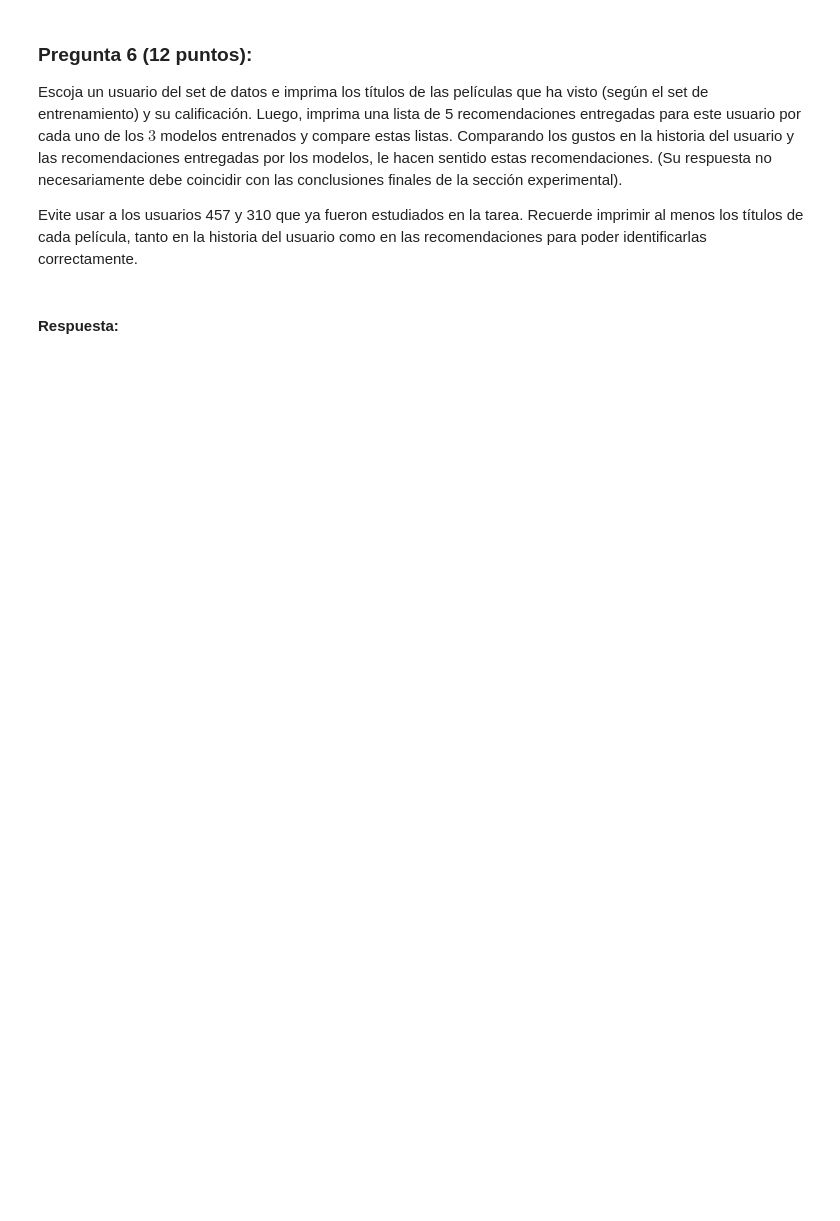
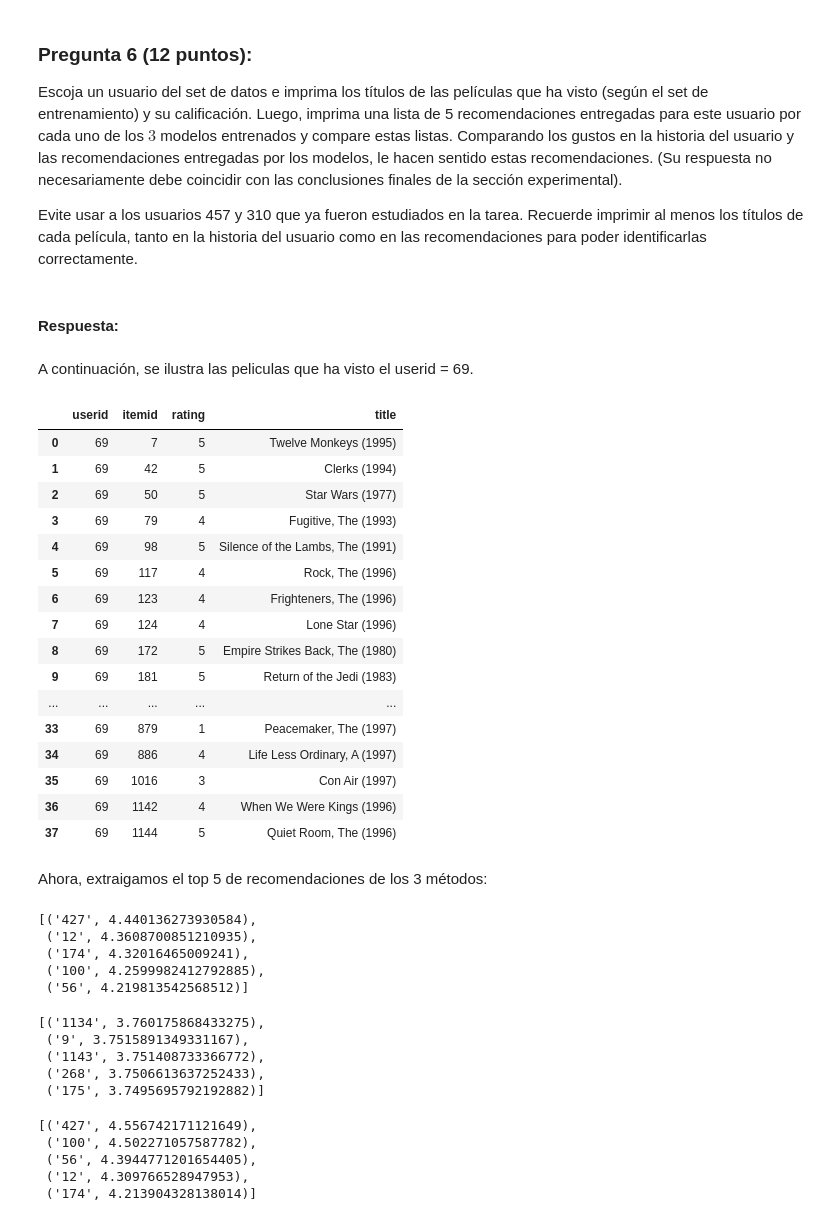
Before and after one commit to judbejaranota7/Universidad, a Jupyter notebook: Bimestre6/Sistemas_recomendadores/Tarea_1_Sis_recomendadores.ipynb, the cells around one changed output. Saved outputs shown, nothing was run; the diff lists cells and outputs as text; code cells hidden in the pictures; blank space fills up the shorter version.

```diff
--- a/Bimestre6/Sistemas_recomendadores/Tarea_1_Sis_recomendadores.ipynb
+++ b/Bimestre6/Sistemas_recomendadores/Tarea_1_Sis_recomendadores.ipynb
@@ -333,3 +652,65 @@ Escoja un usuario del set de datos e imprima los títulos de las películas que
 Evite usar a los usuarios 457 y 310 que ya fueron estudiados en la tarea. Recuerde imprimir al menos los títulos de cada película, tanto en la historia del usuario como en las recomendaciones para poder identificarlas correctamente.
 # %% [markdown]
 #### Respuesta:
+# %% [markdown]
+A continuación, se ilustra las peliculas que ha visto el userid = 69.
+# %%
+specific_user_id = [69] # Seleccionamos el user_id
+
+filtered_row = train_file[train_file['userid'].isin(specific_user_id)]
+merged_data = filtered_row.merge(info_file, left_on='itemid', right_on='movieid', how='inner') #Joineamos con la tabla info para traer el título de la película
+pelis_user_69 = merged_data[['userid', 'itemid', 'rating', 'title']] #Traemos solo los campos que necesitamos
+pelis_user_69
+# %% [output]
+|  | userid | itemid | rating | title |
+| 0 | 69 | 7 | 5 | Twelve Monkeys (1995) |
+| 1 | 69 | 42 | 5 | Clerks (1994) |
+| 2 | 69 | 50 | 5 | Star Wars (1977) |
+| 3 | 69 | 79 | 4 | Fugitive, The (1993) |
+| 4 | 69 | 98 | 5 | Silence of the Lambs, The (1991) |
+| 5 | 69 | 117 | 4 | Rock, The (1996) |
+| 6 | 69 | 123 | 4 | Frighteners, The (1996) |
+| 7 | 69 | 124 | 4 | Lone Star (1996) |
+| 8 | 69 | 172 | 5 | Empire Strikes Back, The (1980) |
+| 9 | 69 | 181 | 5 | Return of the Jedi (1983) |
+| ... | ... | ... | ... | ... |
+| 33 | 69 | 879 | 1 | Peacemaker, The (1997) |
+| 34 | 69 | 886 | 4 | Life Less Ordinary, A (1997) |
+| 35 | 69 | 1016 | 3 | Con Air (1997) |
+| 36 | 69 | 1142 | 4 | When We Were Kings (1996) |
+| 37 | 69 | 1144 | 5 | Quiet Room, The (1996) |
+# %% [markdown]
+Ahora, extraigamos el top 5 de recomendaciones de los 3 métodos:
+# %%
+# Obtener el top 5 de predicciones del método UkNN
+top_n_uknn = get_top_n(predictions_UKNN, n=5)
+top_n_uknn = top_n_uknn["69"]
+top_n_uknn
+# %% [output]
+[('427', 4.440136273930584),
+ ('12', 4.3608700851210935),
+ ('174', 4.32016465009241),
+ ('100', 4.2599982412792885),
+ ('56', 4.219813542568512)]
+# %%
+# Obtener el top 5 de predicciones del método ikNN
+top_n_iknn = get_top_n(predictions_iKNN, n=5)
+top_n_iknn = top_n_iknn["69"]
+top_n_iknn
+# %% [output]
+[('1134', 3.760175868433275),
+ ('9', 3.7515891349331167),
+ ('1143', 3.751408733366772),
+ ('268', 3.7506613637252433),
+ ('175', 3.7495695792192882)]
+# %%
+# Obtener el top 5 de predicciones del método FunkSVD
+top_n_svd = get_top_n(predictions_SVD, n=5)
+top_n_svd = top_n_svd["69"]
+top_n_svd
+# %% [output]
+[('427', 4.556742171121649),
+ ('100', 4.502271057587782),
+ ('56', 4.3944771201654405),
+ ('12', 4.309766528947953),
+ ('174', 4.213904328138014)]
```
Also changed, not shown: parts of 44 cells of this notebook, 1 other file.
